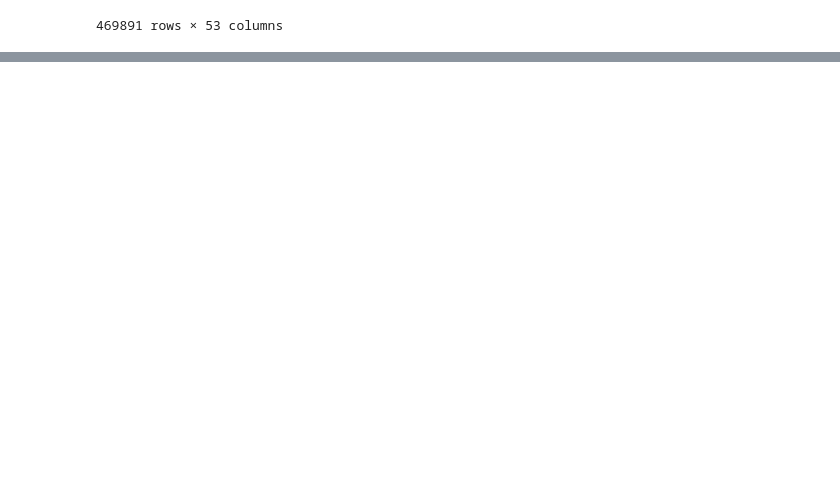
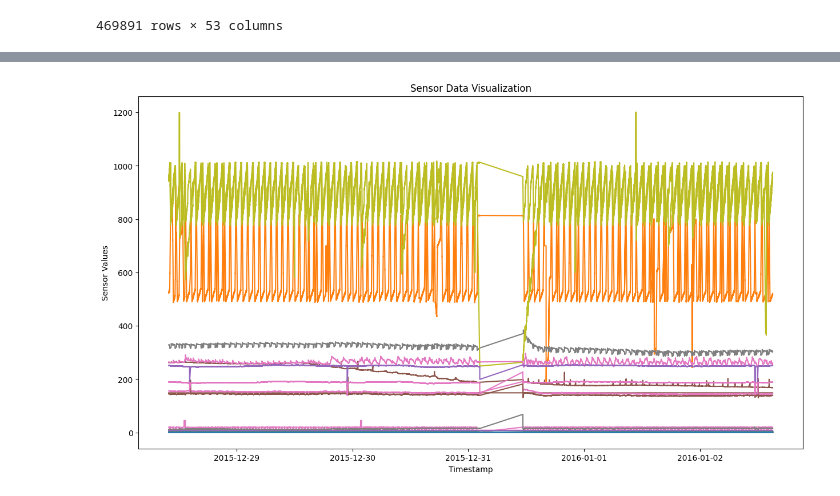
Before and after one commit to andreist3fan/vitejii-dm, a Jupyter notebook: ADAS.ipynb, the cells around one changed output, grey strips where cells are left out. Cells and saved outputs as stored; diff of their text form; code cells hidden in the pictures; blank space fills up the shorter version.

```diff
--- a/ADAS.ipynb
+++ b/ADAS.ipynb
@@ -389,3 +389,20 @@ bobo
 | 496798 | 2015-12-28 09:59:58 | 2.428338 | 522.9252 | 2 | 2 | 1 | 262.0161 | 8.396437 | 328.6337 | 2.445391 | ... | ... |
 | 496799 | 2015-12-28 09:59:59 | 2.427057 | 522.8467 | 2 | 2 | 1 | 262.0161 | 8.396437 | 328.6337 | 2.445391 | ... | ... |
 469891 rows × 53 columns
+# %%
+
+test_without_ts = test_data.values
+#print(temp[0:4,1:-1])
+#print(temp.shape)
+test_without_ts = test_without_ts[:, 1:-1]
+#print(temp)
+#print(temp.shape)
+test_without_ts = pd.DataFrame(test_without_ts)
+
+train_without_anos = bobo.values
+train_without_anos = train_without_anos[:, 1:-1]
+train_without_anos = pd.DataFrame(train_without_anos)
+
+
+eig = principal_component_analysis(train_without_anos,5)
+reprojData,projData,normData = apply_principal_component_analysis(test_without_ts,eigenvectors=eig)
@@ -391,0 +419,4 @@ bobo
+# %%
+banana = np.zeros(reprojData.shape[0])
+for i in tqdm(range(reprojData.shape[0])):
+    banana[i] = np.mean((reprojData.iloc[i]-normData.iloc[i])**2)
@@ -391,0 +429,20 @@ bobo
+# %%
+indices = []
+for i in range(normData.shape[0]):
+    # flag = False
+    # for x in baz.iloc[i]:
+    #     if x>60:
+    #         flag=True
+    #         break
+    # if not flag:
+    #     indices.append(i)
+    if banana[i]<120:
+        indices.append(i)
+
+bobona = test_data.iloc[indices]
+
+
+
+visualize_sensor_data(bobona)
+# %% [output]
+[figure, added]
```
Also changed, not shown: parts of 5 cells of this notebook.
